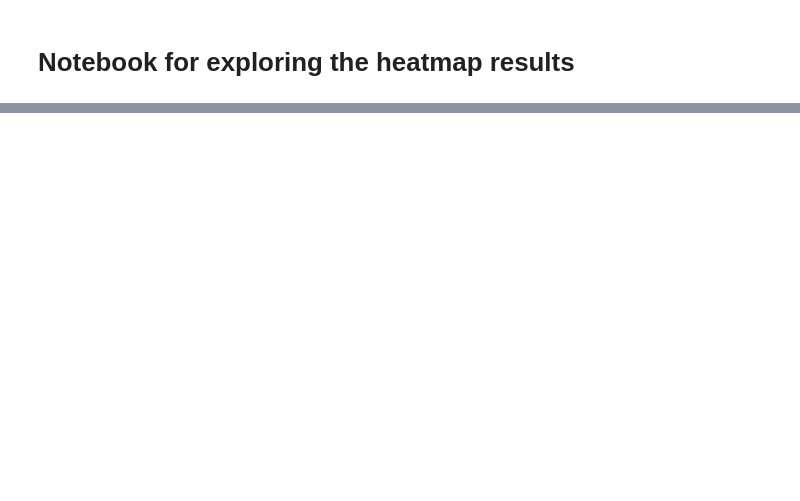
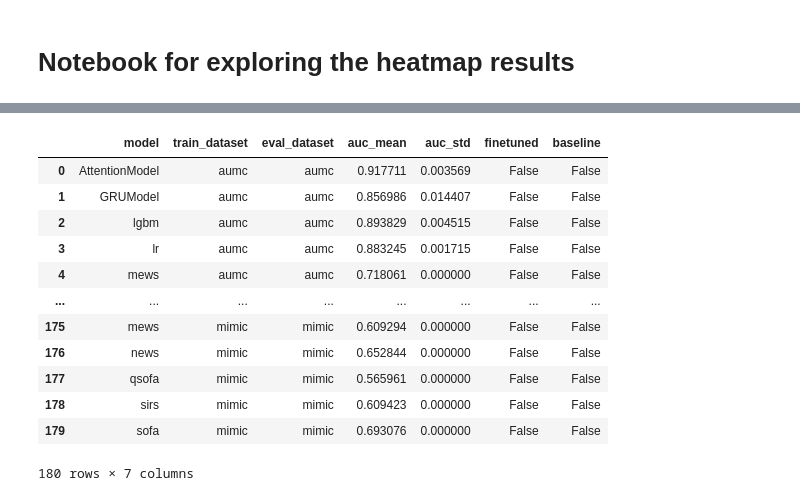
Before and after one commit to BorgwardtLab/multicenter-sepsis, a Jupyter notebook: revisions/notebooks/heatmap.ipynb, the cells around one changed output, grey strips where cells are left out. Saved outputs shown, nothing was run; the diff lists cells and outputs as text; code cells hidden in the pictures; blank space fills up the shorter version.

```diff
--- a/revisions/notebooks/heatmap.ipynb
+++ b/revisions/notebooks/heatmap.ipynb
@@ -34,3 +44,19 @@ dfs['p2']['finetuned'] = False
+# %%
+dfs['p1']
+# %% [output]
+|  | model | train_dataset | eval_dataset | auc_mean | auc_std | finetuned | baseline |
+| 0 | AttentionModel | aumc | aumc | 0.917711 | 0.003569 | False | False |
+| 1 | GRUModel | aumc | aumc | 0.856986 | 0.014407 | False | False |
+| 2 | lgbm | aumc | aumc | 0.893829 | 0.004515 | False | False |
+| 3 | lr | aumc | aumc | 0.883245 | 0.001715 | False | False |
+| 4 | mews | aumc | aumc | 0.718061 | 0.000000 | False | False |
+| ... | ... | ... | ... | ... | ... | ... | ... |
+| 175 | mews | mimic | mimic | 0.609294 | 0.000000 | False | False |
+| 176 | news | mimic | mimic | 0.652844 | 0.000000 | False | False |
+| 177 | qsofa | mimic | mimic | 0.565961 | 0.000000 | False | False |
+| 178 | sirs | mimic | mimic | 0.609423 | 0.000000 | False | False |
+| 179 | sofa | mimic | mimic | 0.693076 | 0.000000 | False | False |
+180 rows × 7 columns
 # %%
 df = pd.concat(dfs)
 # %%
```
Also changed, not shown: parts of 18 cells of this notebook, 1 other file.
